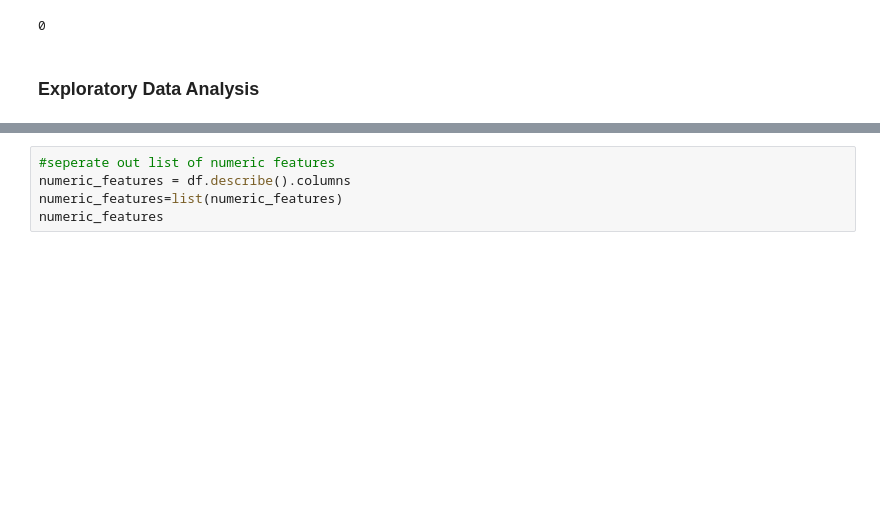
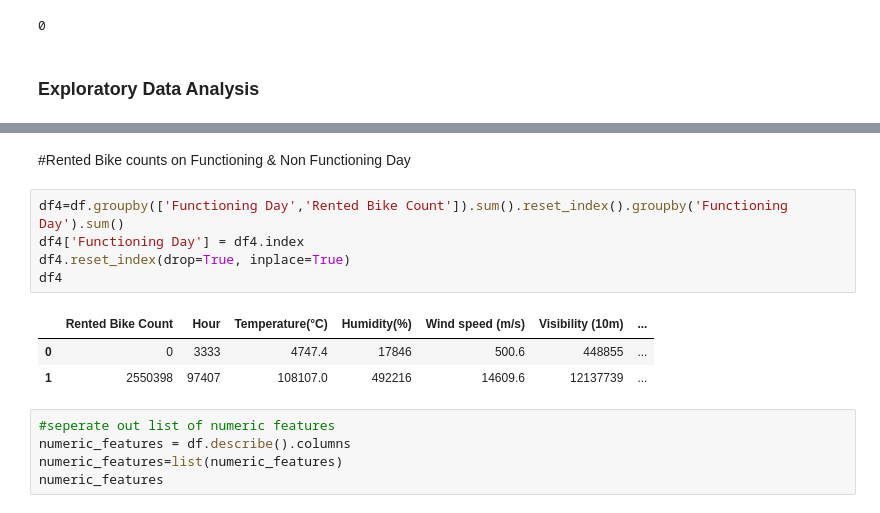
Before and after one commit to Rushikesh3005/Bike-Sharing-Demand-Prediction, a Jupyter notebook: Bike_Sharing_Demand_Prediction_Capstone_Project.ipynb, the cells around one changed output, grey strips where cells are left out. Saved outputs shown, nothing was run; the diff lists cells and outputs as text; blank space fills up the shorter version.

```diff
--- a/Bike_Sharing_Demand_Prediction_Capstone_Project.ipynb
+++ b/Bike_Sharing_Demand_Prediction_Capstone_Project.ipynb
@@ -121,3 +176,14 @@ len(df[df.duplicated()])
+# %% [markdown]
+#Rented Bike counts on Functioning & Non Functioning Day
+# %%
+df4=df.groupby(['Functioning Day','Rented Bike Count']).sum().reset_index().groupby('Functioning Day').sum()
+df4['Functioning Day'] = df4.index
+df4.reset_index(drop=True, inplace=True)
+df4
+# %% [output]
+|  | Rented Bike Count | Hour | Temperature(°C) | Humidity(%) | Wind speed (m/s) | Visibility (10m) | ... |
+| 0 | 0 | 3333 | 4747.4 | 17846 | 500.6 | 448855 | ... |
+| 1 | 2550398 | 97407 | 108107.0 | 492216 | 14609.6 | 12137739 | ... |
 # %%
 #seperate out list of numeric features
 numeric_features = df.describe().columns
```
Also changed, not shown: parts of 8 cells of this notebook.
